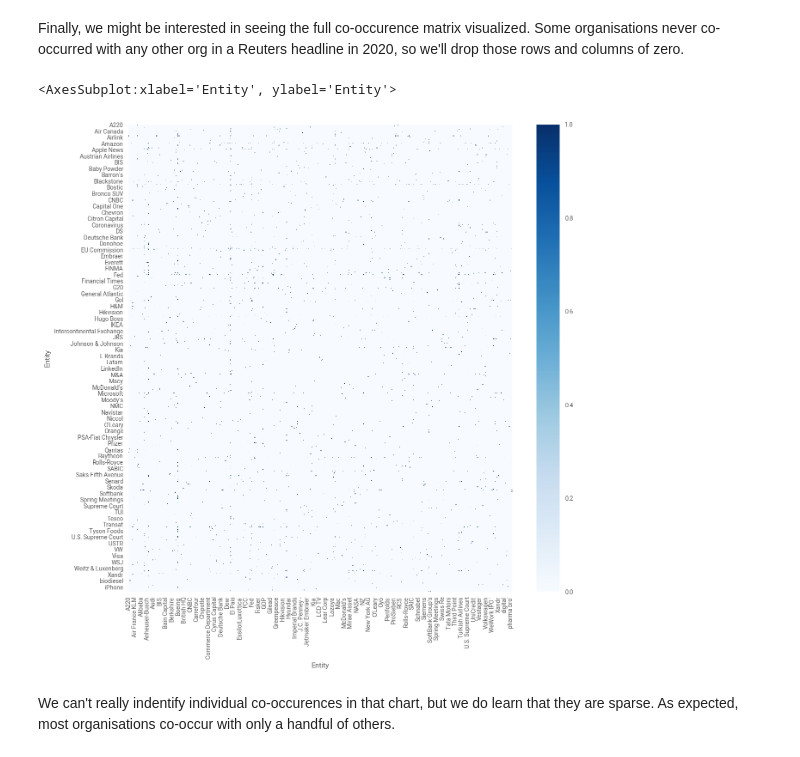
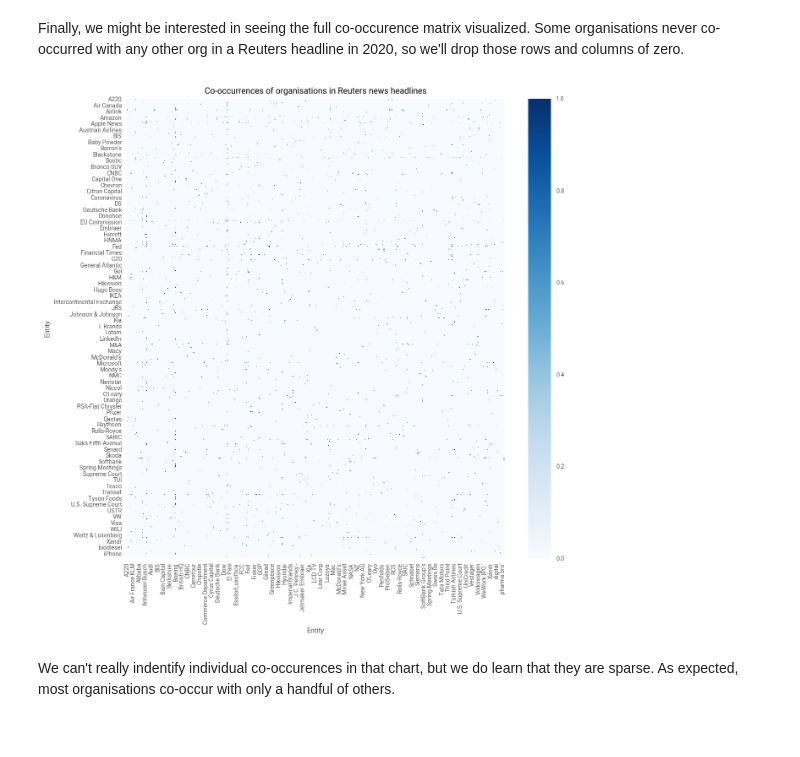
Before and after one commit to fastforwardlabs/analyzing_headlines_with_spacy, a Jupyter notebook: analyze-headlines-with-spacy.ipynb, the cells around one changed output. Saved outputs shown, nothing was run; the diff lists cells and outputs as text; code cells hidden in the pictures.

Commit message:
Improve usability of notebook
Add some text and headings for a slightly more readable notebook. Import spaCy model explicitly rather than via spacy.load, which was sometimes erroring

```diff
--- a/analyze-headlines-with-spacy.ipynb
+++ b/analyze-headlines-with-spacy.ipynb
@@ -49,7 +52,7 @@ reuters_headline_df.head()
 # %% [markdown]
 To detect entities and their type (spaCy refers to this as their _label_) in text, we must use a statistical model. Here, we use spaCy's `en_core_web_sm` model. This is an English language model trained on web data, and is lightweight at 11MB. Larger versions of this model, and their performance characteristics, can be found in the [spaCy docs](https://spacy.io/models/en). spaCy also provides support for [non-English languages](https://spacy.io/usage/models#languages). Under the hood, this is a convolutional neural network, but since it is already trained and we're using it as is, we can consider it a simple function with known statistical performance.
 # %%
-nlp = spacy.load('en_core_web_sm')
+nlp = en_core_web_sm.load()
 # %% [markdown]
 To extract entities from a single document, we simply calling `nlp` on the document: `nlp("Here is some text")`. When we do so, the text is tokenized, and several components of an NLP pipeline are run on the tokens: they're tagged for part-of-speech labels (verb, noun, etc.) and assigned dependency labels with a parser.
 
@@ -238,9 +240,9 @@ no_zeros = co_occurrence.loc[(co_occurrence !=0 ).any(axis='rows'), (co_occurren
 # %%
 _, ax = plt.subplots(figsize=(10,10))
 sns.heatmap(no_zeros > 0, cmap='Blues', ax=ax)
+ax.set_title("Co-occurrences of organisations in Reuters news headlines");
 # %% [output]
-<AxesSubplot:xlabel='Entity', ylabel='Entity'>
-[figure, old version]
+[figure, new version]
 # %% [markdown]
 We can't really indentify individual co-occurences in that chart, but we do learn that they are sparse. As expected, most organisations co-occur with only a handful of others.
 # %% [markdown]
```
Also changed, not shown: parts of 8 cells of this notebook.
